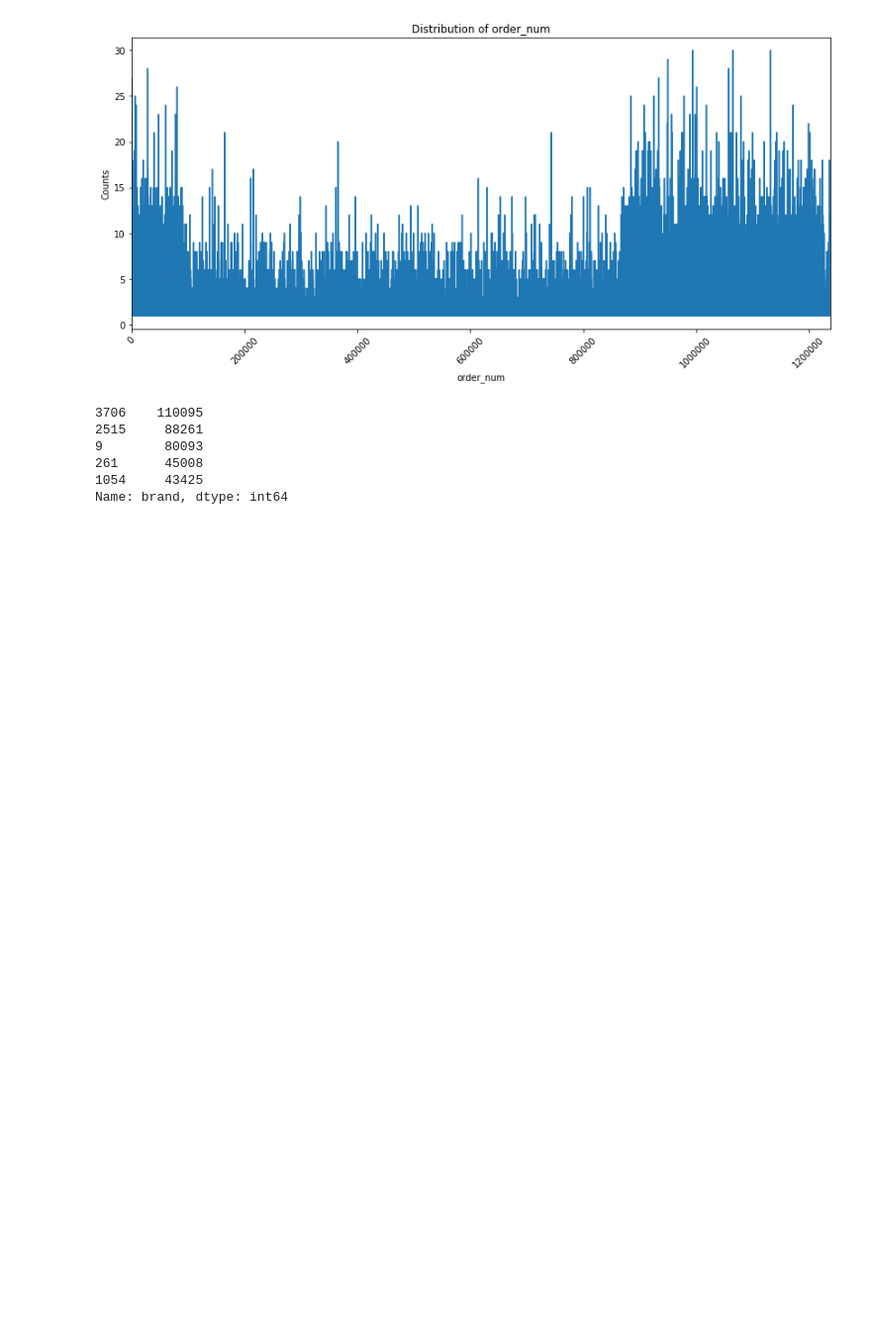
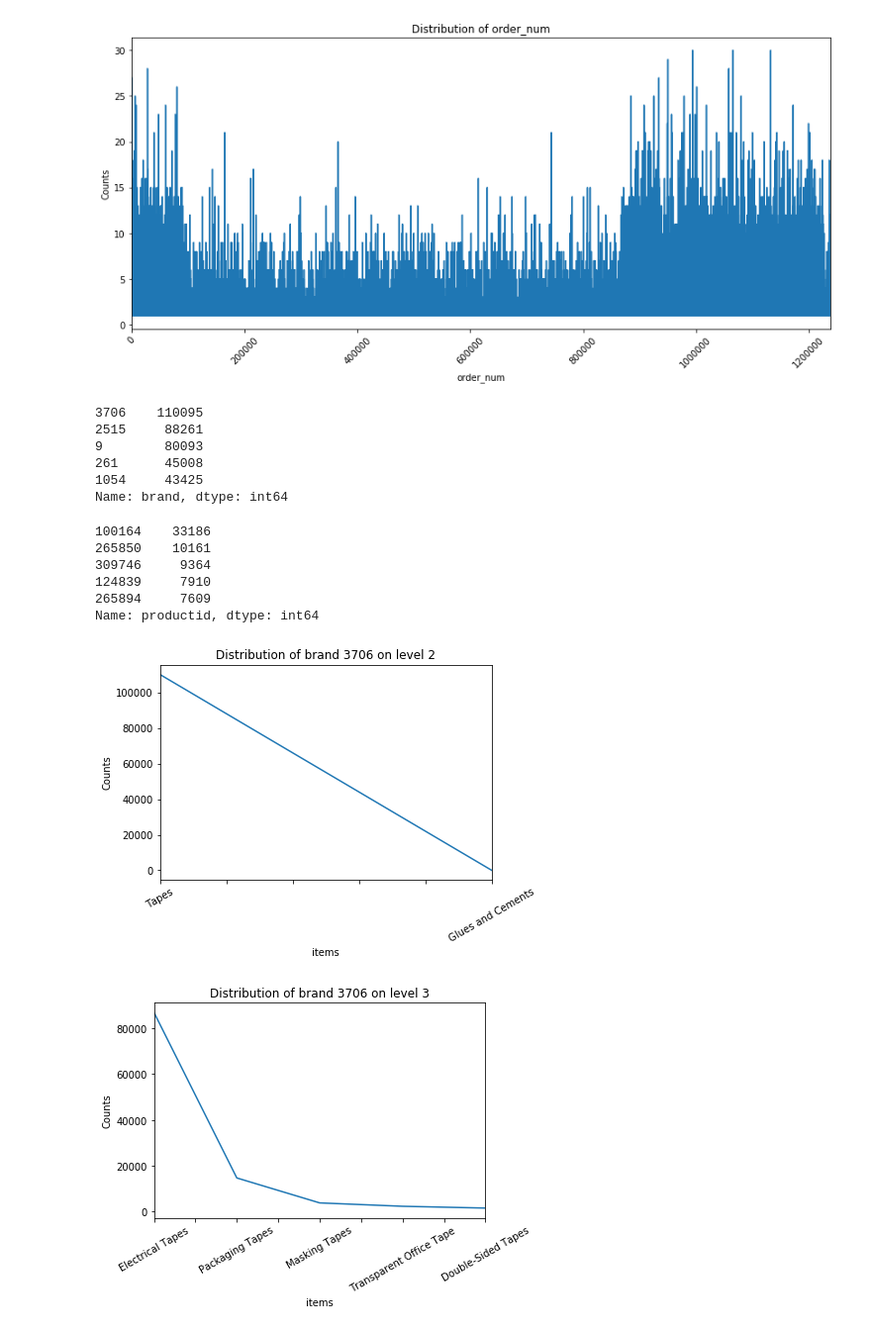
Before and after one commit to dsjoench/Ecommerce, a Jupyter notebook: Ecommerce.ipynb, the cells around one changed output. Shown: that part at 99% size. Cells and saved outputs as stored; diff of their text form; code cells hidden in the pictures; blank space fills up the shorter version.

```diff
--- a/Ecommerce.ipynb
+++ b/Ecommerce.ipynb
@@ -151,3 +158,32 @@ product['brand'].value_counts().sort_values(ascending=False).head(5)
 261      45008
 1054     43425
 Name: brand, dtype: int64
+# %%
+# Find the productId with the highest count
+product['productid'].value_counts().sort_values(ascending=False).head(5)
+# %% [output]
+100164    33186
+265850    10161
+309746     9364
+124839     7910
+265894     7609
+Name: productid, dtype: int64
+# %%
+# These are the top 5 most popular items based on brand 3706, the most popular brand
+
+lv2_3706 =product[(product['brand']==3706)]['l2'].value_counts().head(5).plot()
+plt.xticks(rotation=30)
+plt.xlabel('items')
+plt.ylabel('Counts')
+plt.title('Distribution of brand 3706 on level 2')
+plt.show()
+
+lv3_3706 =product[(product['brand']==3706)]['l3'].value_counts().head(5).plot()
+plt.xticks(rotation=30)
+plt.xlabel('items')
+plt.ylabel('Counts')
+plt.title('Distribution of brand 3706 on level 3')
+plt.show()
+# %% [output]
+[figure, added]
+[figure, added]
```
Also changed, not shown: parts of 24 cells of this notebook.
